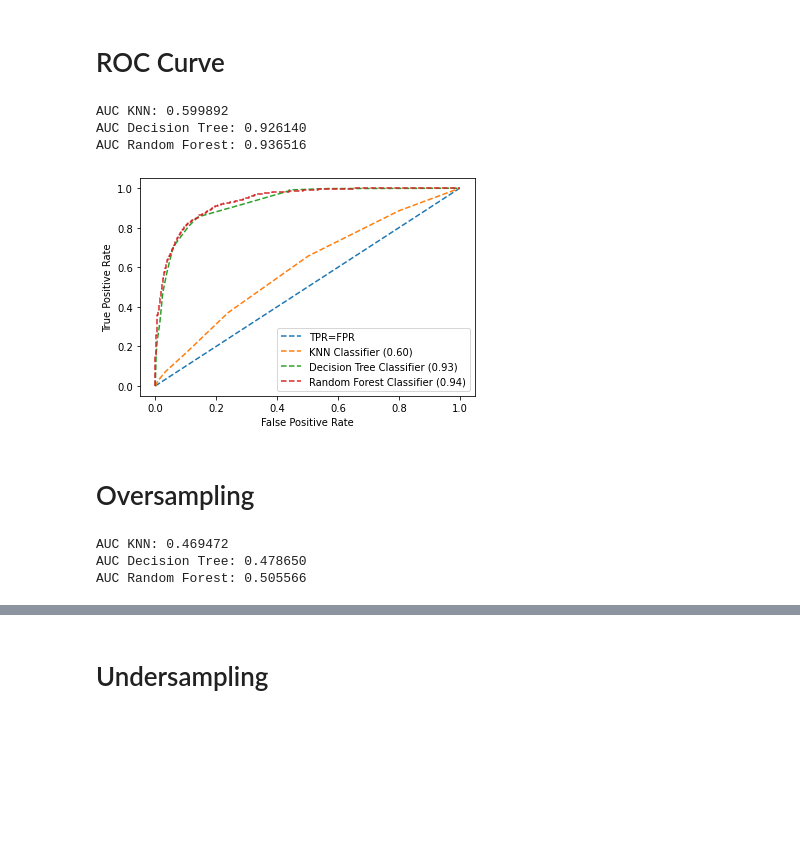
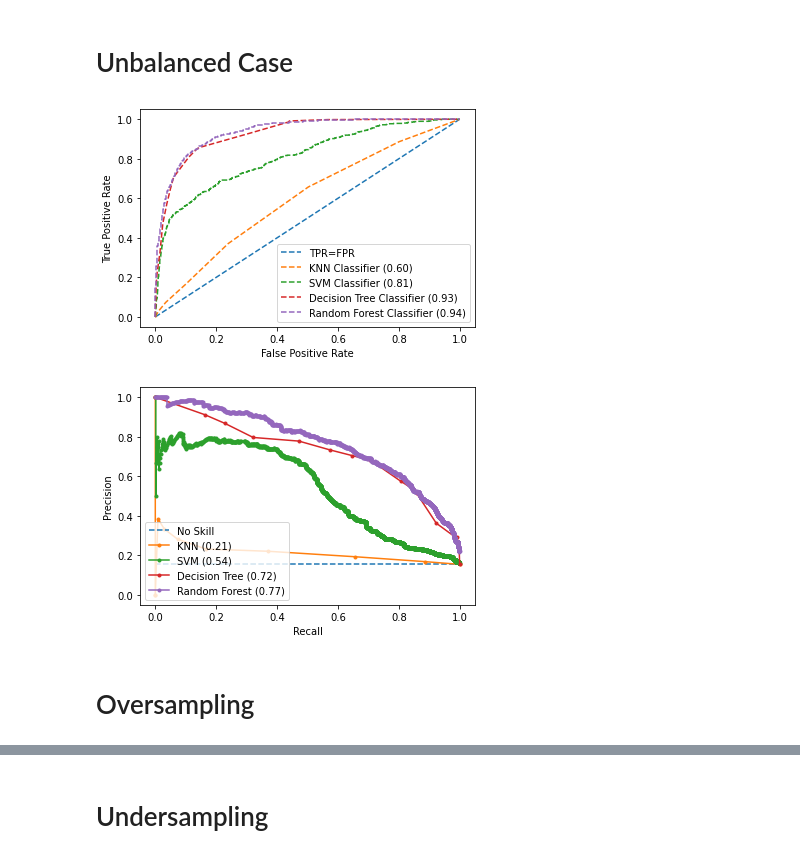
Before and after one commit to alexandrasklokin/CSI5155, a Jupyter notebook: Assignment1/evaluation/ROC Curve.ipynb, the cells around one changed output, grey strips where cells are left out. Saved outputs shown, nothing was run; the diff lists cells and outputs as text; code cells hidden in the pictures; blank space fills up the shorter version.

Commit message:
fixed all resamplings and roc/pr curves

```diff
--- a/Assignment1/evaluation/ROC Curve.ipynb
+++ b/Assignment1/evaluation/ROC Curve.ipynb
@@ -74,28 +70,16 @@ y_preds_rf_over = rf_over_predictions['Y_Pred_Prob']
 
 y_test_rf_under = rf_under_predictions['Y_true']
 y_preds_rf_under = rf_under_predictions['Y_Pred_Prob']
-# %% [markdown]
-# ROC Curve
-# %%
-# ROC area for each class
-
-auc_knn = roc_auc_score(y_test_knn, y_preds_knn)
-print('AUC KNN: %.6f' % auc_knn)
-
-auc_svm = roc_auc_score(y_test_svm, y_preds_svm)
-print('AUC SVM: %.6f' % auc_svm)
-
-auc_dt = roc_auc_score(y_test_dt, y_preds_dt)
-print('AUC Decision Tree: %.6f' % auc_dt)
-
-auc_rf = roc_auc_score(y_test_rf, y_preds_rf)
-print('AUC Random Forest: %.6f' % auc_rf)
-# %% [output]
-AUC KNN: 0.599892
-AUC Decision Tree: 0.926140
-AUC Random Forest: 0.936516
+# %% [markdown]
+# Unbalanced Case
 # %%
 # Generating ROC Curve Plot
+
+# ROC area for each class
+auc_knn = roc_auc_score(y_test_knn, y_preds_knn)
+auc_svm = roc_auc_score(y_test_svm, y_preds_svm)
+auc_dt = roc_auc_score(y_test_dt, y_preds_dt)
+auc_rf = roc_auc_score(y_test_rf, y_preds_rf)
 
 # For the straight line
 straight_probs = [0 for _ in range(len(y_test_knn))]
@@ -125,26 +109,40 @@ pyplot.legend()
 pyplot.savefig("ROCCurve.png")
 pyplot.show()
 # %% [output]
-[figure, old version]
+[figure, new version]
+# %%
+# Generating PR Curve
+
+precision_knn, recall_knn, _ = precision_recall_curve(y_test_knn, y_preds_knn)
+precision_svm, recall_svm, _ = precision_recall_curve(y_test_svm, y_preds_svm)
+precision_dt, recall_dt, _ = precision_recall_curve(y_test_dt, y_preds_dt)
+precision_rf, recall_rf, _ = precision_recall_curve(y_test_rf, y_preds_rf)
+
+no_skill = len(y_test_knn[y_test_knn==1]) / len(y_test_knn)
+
+auc_score_knn = auc(recall_knn, precision_knn)
+auc_score_dt = auc(recall_dt, precision_dt)
+auc_score_svm = auc(recall_svm, precision_svm)
+auc_score_rf = auc(recall_rf, precision_rf)
+
+pyplot.plot([0, 1], [no_skill, no_skill], linestyle='--', label='No Skill')
+
+pyplot.plot(recall_knn, precision_knn, marker='.', label='KNN ({:.2f})'.format(auc_score_knn))
+pyplot.plot(recall_svm, precision_svm, marker='.', label='SVM ({:.2f})'.format(auc_score_svm))
+pyplot.plot(recall_dt, precision_dt, marker='.', label='Decision Tree ({:.2f})'.format(auc_score_dt))
+pyplot.plot(recall_rf, precision_rf, marker='.', label='Random Forest ({:.2f})'.format(auc_score_rf))
+
+# axis labels
+pyplot.xlabel('Recall')
+pyplot.ylabel('Precision')
+# show the legend
+pyplot.legend()
+# show the plot
+pyplot.savefig("PRCurve.png")
+pyplot.show()
+# %% [output]
+[figure, added]
 # %% [markdown]
 # Oversampling
-# %%
-# ROC area for each class
-
-auc_knn = roc_auc_score(y_test_knn_over, y_preds_knn_over)
-print('AUC KNN: %.6f' % auc_knn)
-
-auc_svm = roc_auc_score(y_test_svm_over, y_preds_svm_over)
-print('AUC SVM: %.6f' % auc_svm)
-
-auc_dt = roc_auc_score(y_test_dt_over, y_preds_dt_over)
-print('AUC Decision Tree: %.6f' % auc_dt)
-
-auc_rf = roc_auc_score(y_test_rf_over, y_preds_rf_over)
-print('AUC Random Forest: %.6f' % auc_rf)
-# %% [output]
-AUC KNN: 0.469472
-AUC Decision Tree: 0.478650
-AUC Random Forest: 0.505566
 # %%
 # Generating ROC Curve Plot
```
Also changed, not shown: parts of 8 cells of this notebook, 14 other files.
